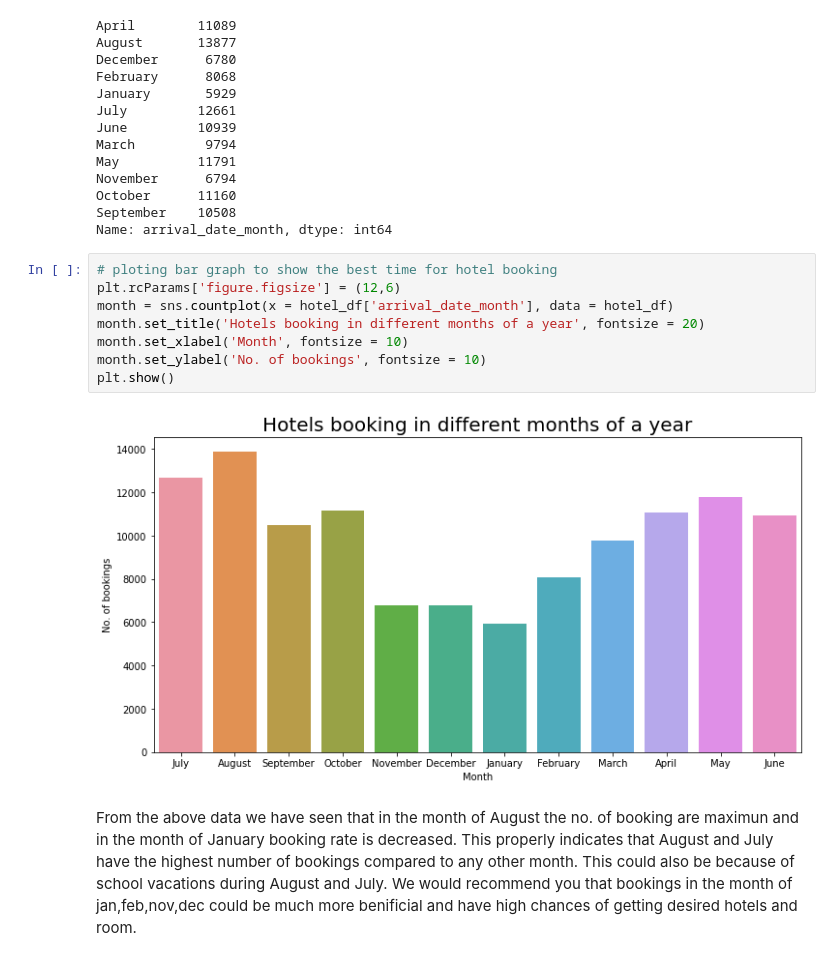
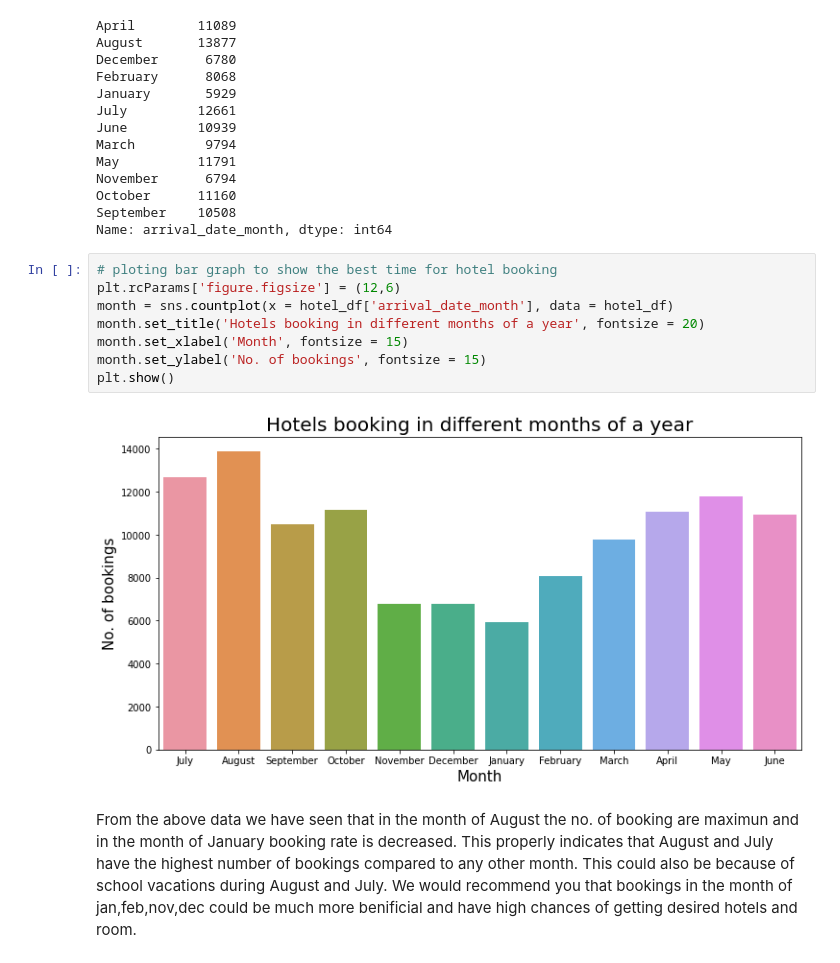
Before and after one commit to ritik1804k/Hotel-Booking-Analysis-, a Jupyter notebook: Hotel_Booking_Analysis_Capstone_Project.ipynb, the cells around one changed output. Drawn from its saved outputs; the diff is of its cells as text.

```diff
--- a/Hotel_Booking_Analysis_Capstone_Project.ipynb
+++ b/Hotel_Booking_Analysis_Capstone_Project.ipynb
@@ -230,13 +235,13 @@ Name: arrival_date_month, dtype: int64
 # %%
 # ploting bar graph to show the best time for hotel booking
 plt.rcParams['figure.figsize'] = (12,6)
 month = sns.countplot(x = hotel_df['arrival_date_month'], data = hotel_df)
 month.set_title('Hotels booking in different months of a year', fontsize = 20)
-month.set_xlabel('Month', fontsize = 10)
-month.set_ylabel('No. of bookings', fontsize = 10)
+month.set_xlabel('Month', fontsize = 15)
+month.set_ylabel('No. of bookings', fontsize = 15)
 plt.show()
 # %% [output]
-[figure, old version]
+[figure, new version]
 # %% [markdown]
 From the above data we have seen that in the month of August the no. of booking are maximun and in the month of January booking rate is decreased. This properly indicates that August and July have the highest number of bookings compared to any other month. This could also be because of school vacations during August and July. We would recommend you that bookings in the month of jan,feb,nov,dec could be much more benificial and have high chances of getting desired hotels and room.
 # %% [markdown]
```
Also changed, not shown: parts of 36 cells of this notebook.
